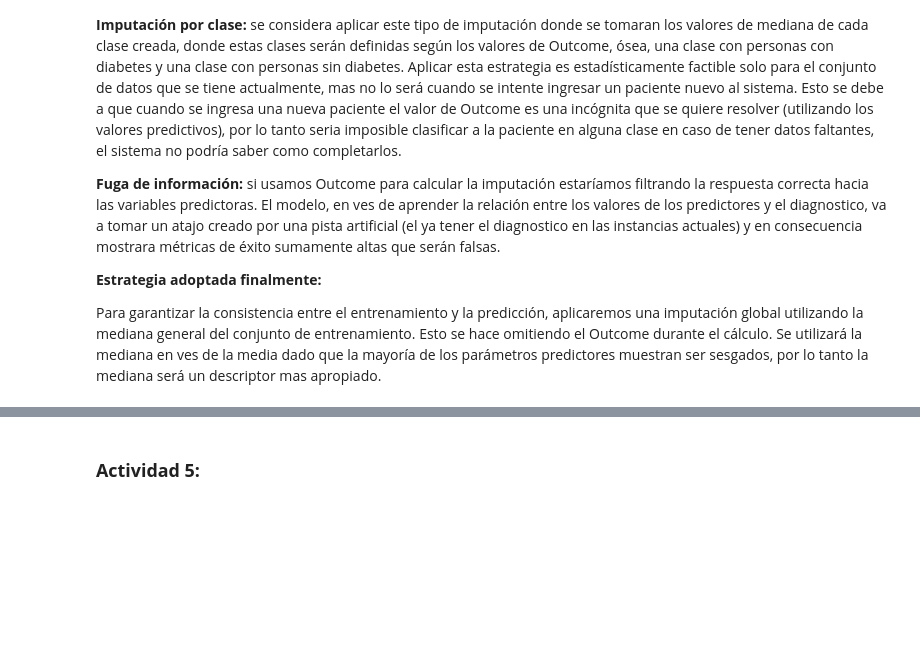
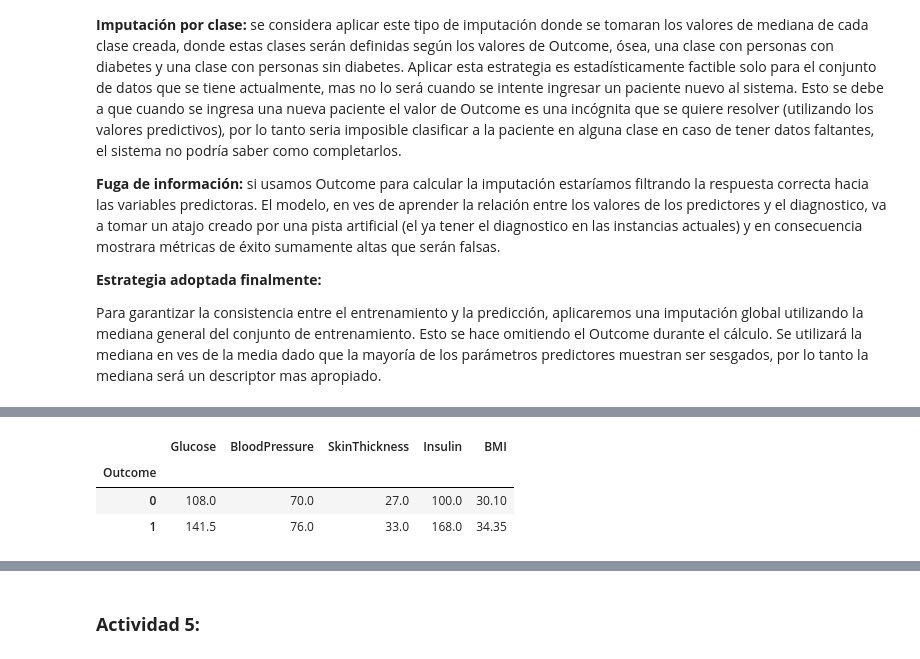
Before and after one commit to LucasSegovia01/Nu-ez_Segovia-Aprendizaje_automatico, a Jupyter notebook: Trabajo_practico_1/codigo.ipynb, the cells around one changed output, grey strips where cells are left out. Drawn from its saved outputs; the diff is of its cells as text; code cells hidden in the pictures; blank space fills up the shorter version.

```diff
--- a/Trabajo_practico_1/codigo.ipynb
+++ b/Trabajo_practico_1/codigo.ipynb
@@ -136,6 +136,6 @@ imputer = SimpleImputer(strategy="median")
 df_global[columnas_con_cero] = imputer.fit_transform(diabetes_train_X[columnas_con_cero])
 
 train_set[columnas_con_cero] = train_set[columnas_con_cero].replace(0, np.nan)
-medianas_por_clase = train_set.groupby("Outcome")[columnas_con_cero].median()
+medianas_por_clase = train_set[columnas_con_cero].median()
 print(medianas_por_clase)
 # %% [output]
@@ -145,0 +152,21 @@ Outcome
+# %%
+df_condicional = diabetes_train_X.copy()
+df_condicional[columnas_con_cero] = df_condicional[columnas_con_cero].replace(0, np.nan)
+
+# Volvemos a pegar Outcome temporalmente para poder agrupar
+df_condicional["Outcome"] = train_set["Outcome"]
+
+for col in columnas_con_cero:
+    medianas_por_clase = df_condicional.groupby("Outcome")[col].median()
+    df_condicional[col] = df_condicional.apply(
+        lambda row: medianas_por_clase[row["Outcome"]] if pd.isna(row[col]) else row[col],
+        axis=1
+    )
+
+# Mostrar las medianas por clase directamente
+train_set.groupby("Outcome")[columnas_con_cero].apply(lambda g: g.replace(0, np.nan).median())
+# %% [output]
+|  | Glucose | BloodPressure | SkinThickness | Insulin | BMI |
+| Outcome |  |  |  |  |  |
+| 0 | 108.0 | 70.0 | 27.0 | 100.0 | 30.10 |
+| 1 | 141.5 | 76.0 | 33.0 | 168.0 | 34.35 |
```
Also changed, not shown: parts of 5 cells of this notebook.
